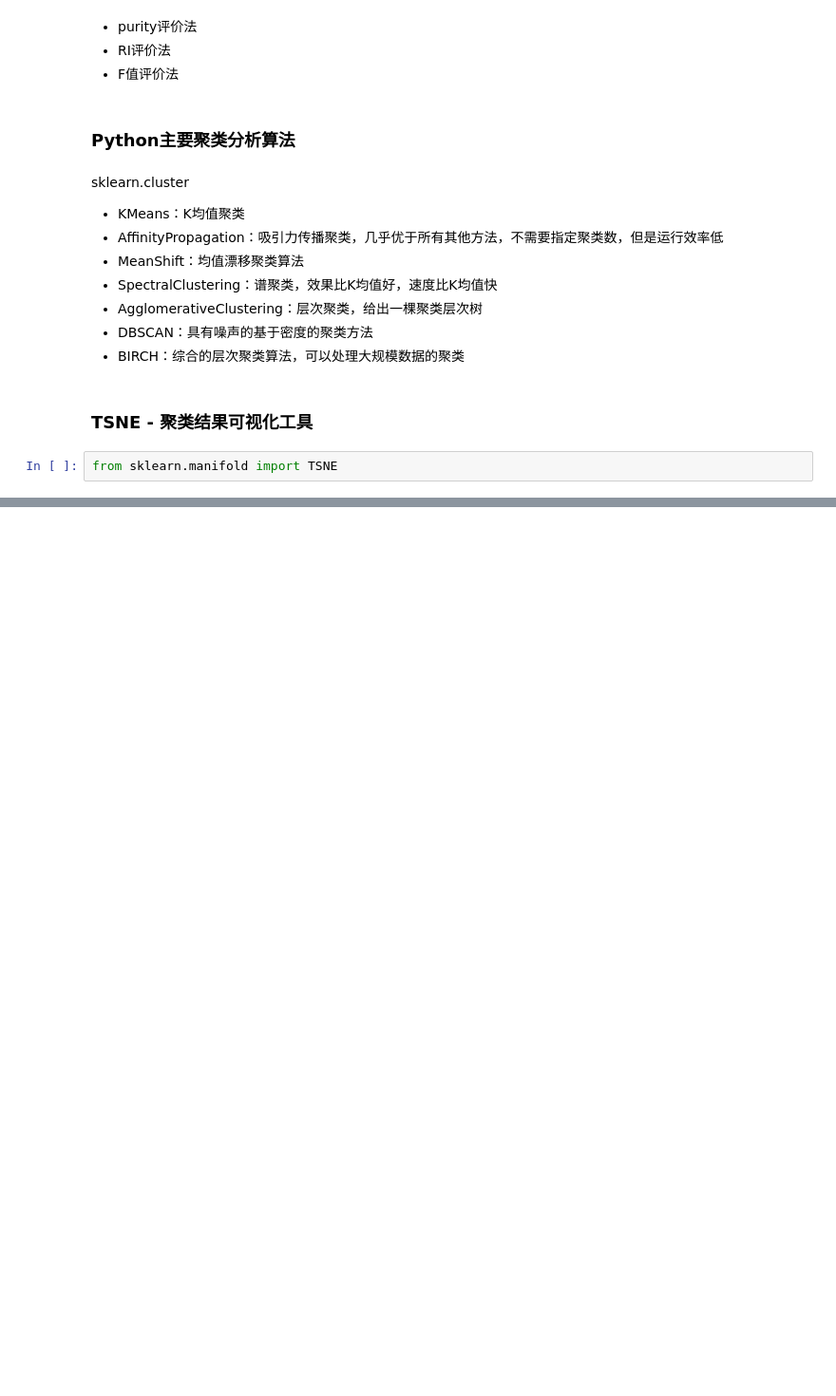
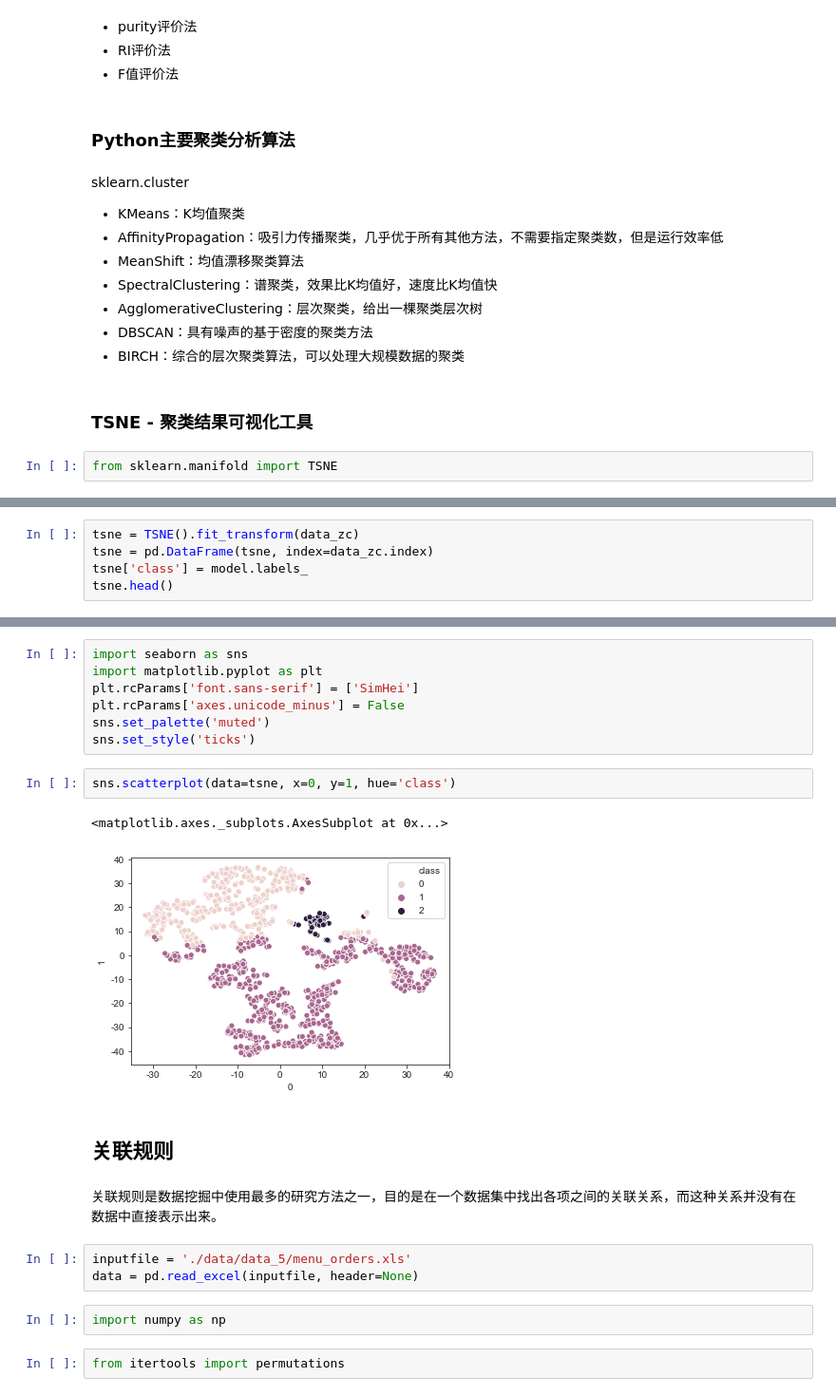
Before and after one commit to EricLiuLR/python-, a Jupyter notebook: my_note_05.ipynb, the cells around one changed output, grey strips where cells are left out. Shown at 95% size. Drawn from its saved outputs; the diff is of its cells as text; blank space fills up the shorter version.

```diff
--- a/my_note_05.ipynb
+++ b/my_note_05.ipynb
@@ -254,0 +269,5 @@ TSNE()
+# %%
+tsne = TSNE().fit_transform(data_zc)
+tsne = pd.DataFrame(tsne, index=data_zc.index)
+tsne['class'] = model.labels_
+tsne.head()
@@ -254,0 +282,23 @@ TSNE()
+# %%
+import seaborn as sns
+import matplotlib.pyplot as plt
+plt.rcParams['font.sans-serif'] = ['SimHei']
+plt.rcParams['axes.unicode_minus'] = False
+sns.set_palette('muted')
+sns.set_style('ticks')
+# %%
+sns.scatterplot(data=tsne, x=0, y=1, hue='class')
+# %% [output]
+<matplotlib.axes._subplots.AxesSubplot at 0x...>
+[figure, added]
+# %% [markdown]
+## 关联规则
+# %% [markdown]
+关联规则是数据挖掘中使用最多的研究方法之一，目的是在一个数据集中找出各项之间的关联关系，而这种关系并没有在数据中直接表示出来。
+# %%
+inputfile = './data/data_5/menu_orders.xls'
+data = pd.read_excel(inputfile, header=None)
+# %%
+import numpy as np
+# %%
+from itertools import permutations
```
Also changed, not shown: parts of 10 cells of this notebook.
